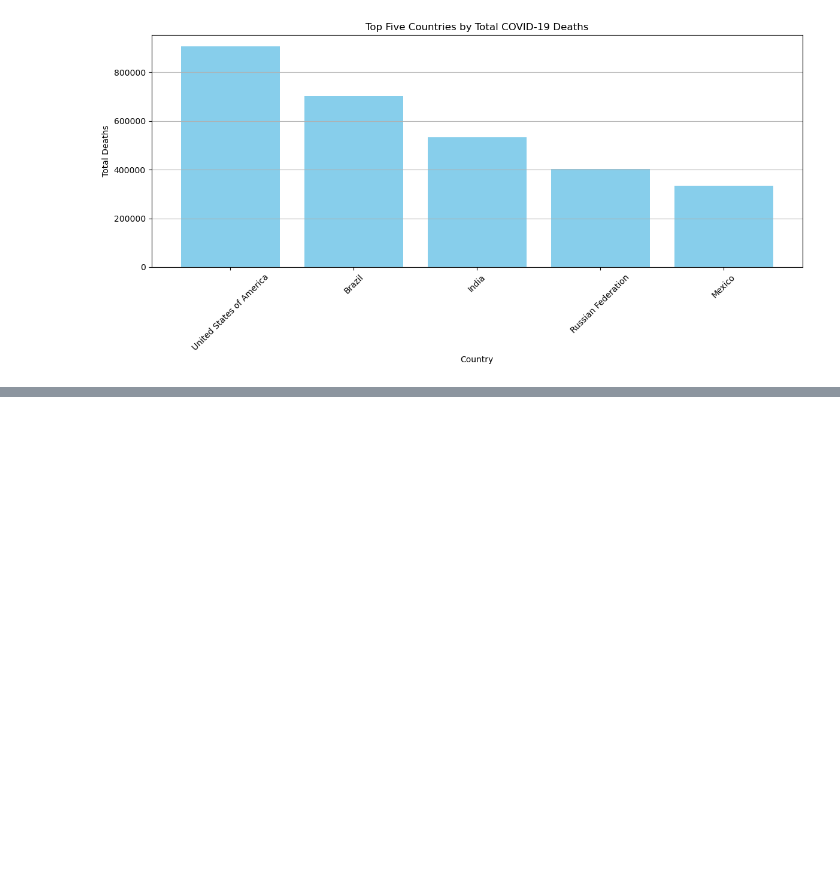
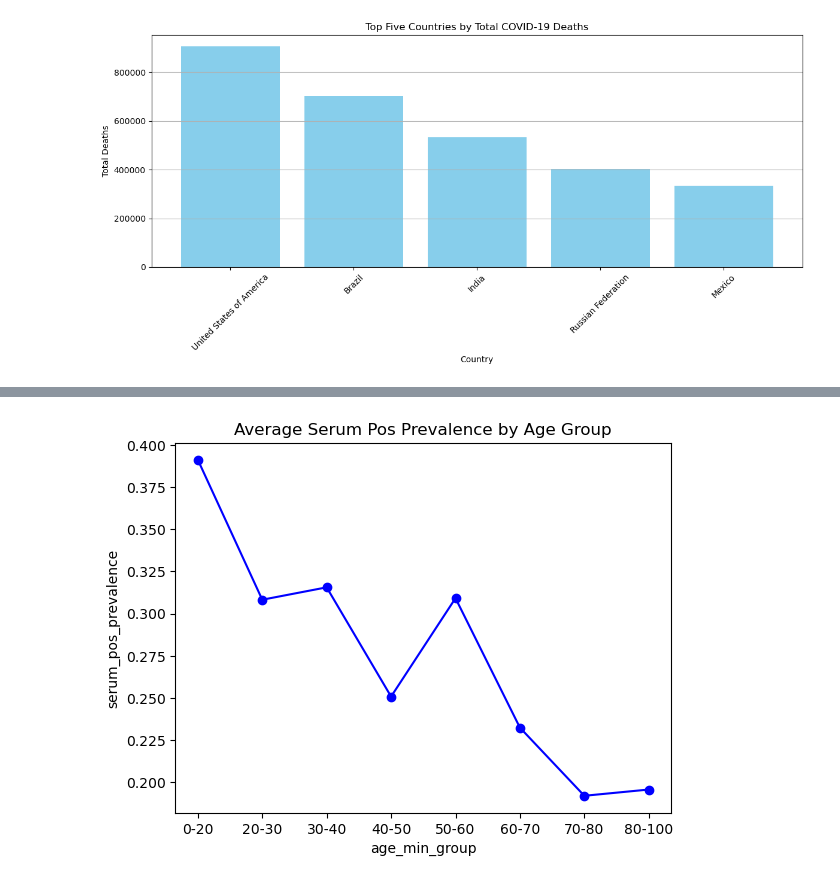
Before and after one commit to Tadakatsu213/Group-2, a Jupyter notebook: Project.ipynb, the cells around one changed output, grey strips where cells are left out. Cells and saved outputs as stored; diff of their text form; code cells hidden in the pictures; blank space fills up the shorter version.

```diff
--- a/Project.ipynb
+++ b/Project.ipynb
@@ -163,0 +179,6 @@ rows
+# %%
+# Filter the columns
+serum_clean_data = serum_data[["study_type","country","population_group","sex","age","age_min","age_max","serum_pos_prevalence",\
+                               "seroprev_95_ci_lower","seroprev_95_ci_upper","academic_primary_estimate"]]
+
+serum_clean_data.head()
@@ -163,0 +222,6 @@ rows
+# %%
+# Format the column age_min
+serum_clean_data_na = serum_clean_data.dropna(subset=["age_min"])
+serum_clean_data_na.loc[:,"age_min"] = serum_clean_data_na["age_min"].astype(int)
+
+serum_clean_data_na
@@ -163,0 +242,7 @@ rows
+# %%
+# Group the age interval
+bins = [0,20,30,40,50,60,70,80,100]
+labels = ["0-20","20-30","30-40","40-50","50-60","60-70","70-80","80-100"]
+serum_clean_data_na.loc[:,"age_min_group"] = pd.cut(serum_clean_data_na["age_min"],bins = bins, labels = labels)
+
+serum_clean_data_na.head()
@@ -163,0 +256,4 @@ rows
+# %%
+# Calculate the average serum positive prevalence in every age interval
+serum_age = serum_clean_data_na.groupby("age_min_group",observed=True)["serum_pos_prevalence"].mean()
+serum_age
@@ -163,0 +271,8 @@ rows
+# %%
+# Generate the line plot
+serum_age.plot(kind="line",title="Average Serum Pos Prevalence by Age Group",\
+               xlabel="age_min_group",ylabel="serum_pos_prevalence",marker="o",color="blue")
+
+plt.savefig("output_data/Fig_serum_age.png")
+# %% [output]
+[figure, added]
```
Also changed, not shown: parts of 20 cells of this notebook.
